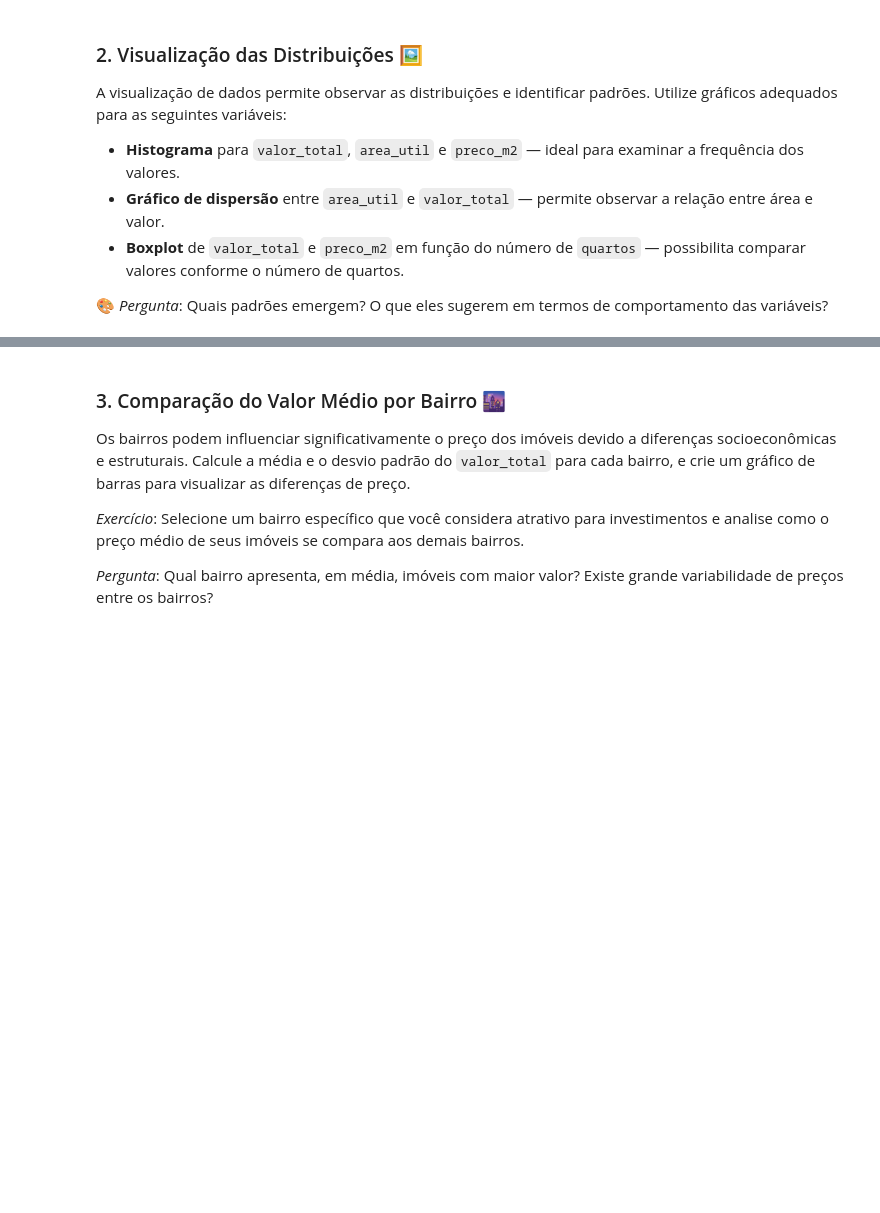
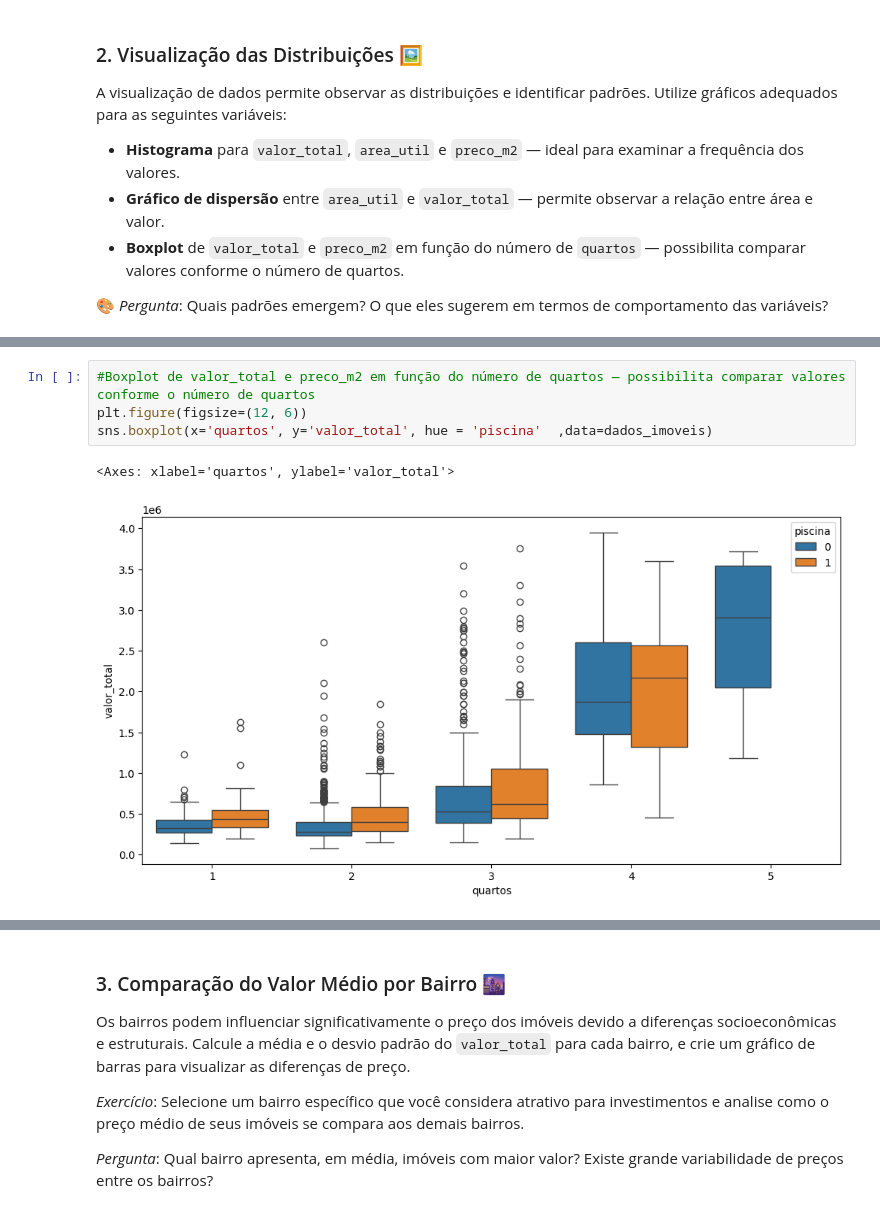
Before and after one commit to daniel-usp/MBA-BIA-USP, a Jupyter notebook: Estatística para Ciência de Dados/Estatística_Ciência_de_Dados.ipynb, the cells around one changed output, grey strips where cells are left out. Drawn from its saved outputs; the diff is of its cells as text; blank space fills up the shorter version.

```diff
--- a/Estatística para Ciência de Dados/Estatística_Ciência_de_Dados.ipynb
+++ b/Estatística para Ciência de Dados/Estatística_Ciência_de_Dados.ipynb
@@ -82,3 +104,10 @@ A visualização de dados permite observar as distribuições e identificar padr
 <img src='https://github.com/daniel-usp/MBA-BIA-USP/raw/main/Agente%20de%20IA/boxplot1.png' width=40%>
 
 <img src='https://github.com/daniel-usp/MBA-BIA-USP/raw/main/Agente%20de%20IA/boxplot2.png' width=40%>
+# %%
+#Boxplot de valor_total e preco_m2 em função do número de quartos — possibilita comparar valores conforme o número de quartos
+plt.figure(figsize=(12, 6))
+sns.boxplot(x='quartos', y='valor_total', hue = 'piscina'  ,data=dados_imoveis)
+# %% [output]
+<Axes: xlabel='quartos', ylabel='valor_total'>
+[figure, added]
```
Also changed, not shown: parts of 4 cells of this notebook.
